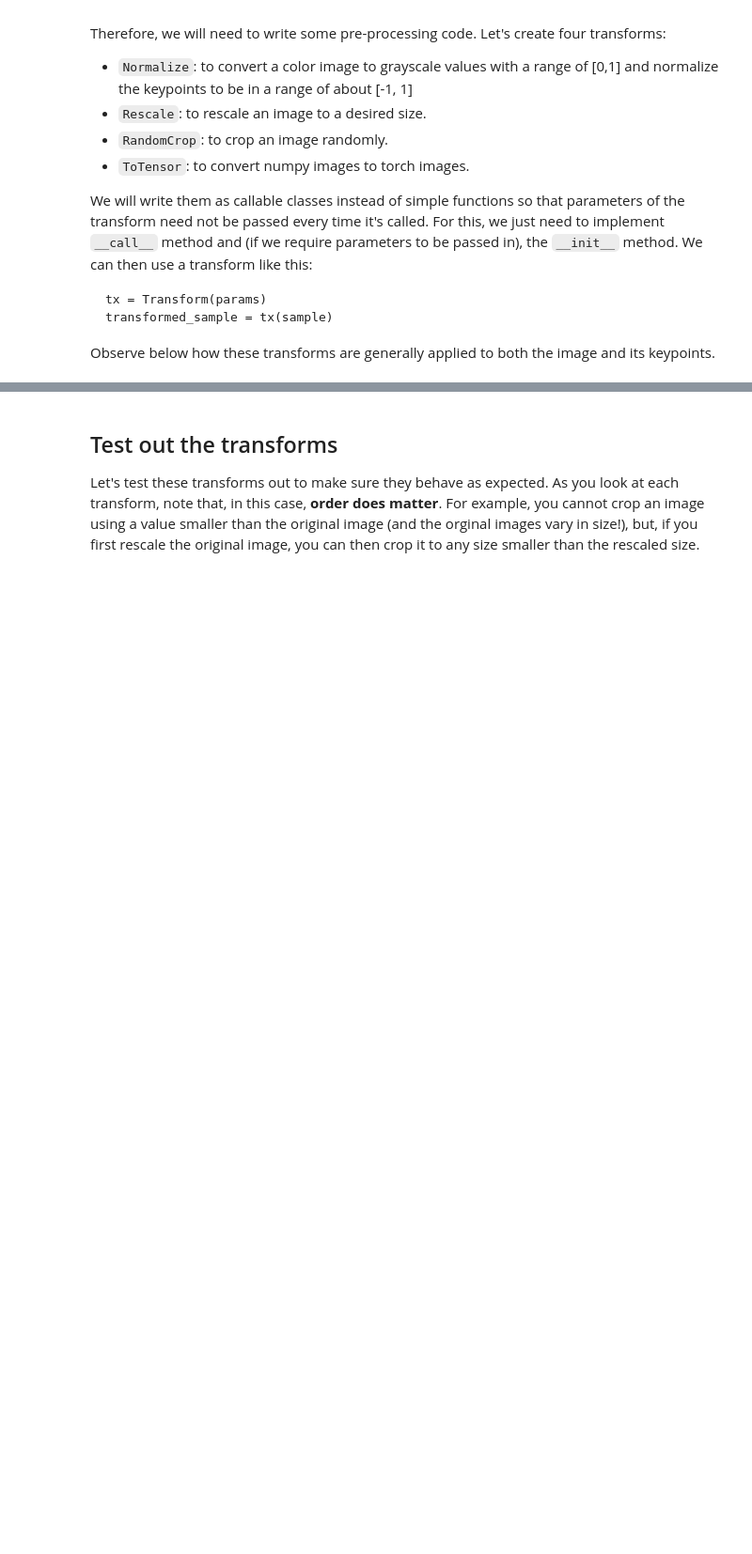
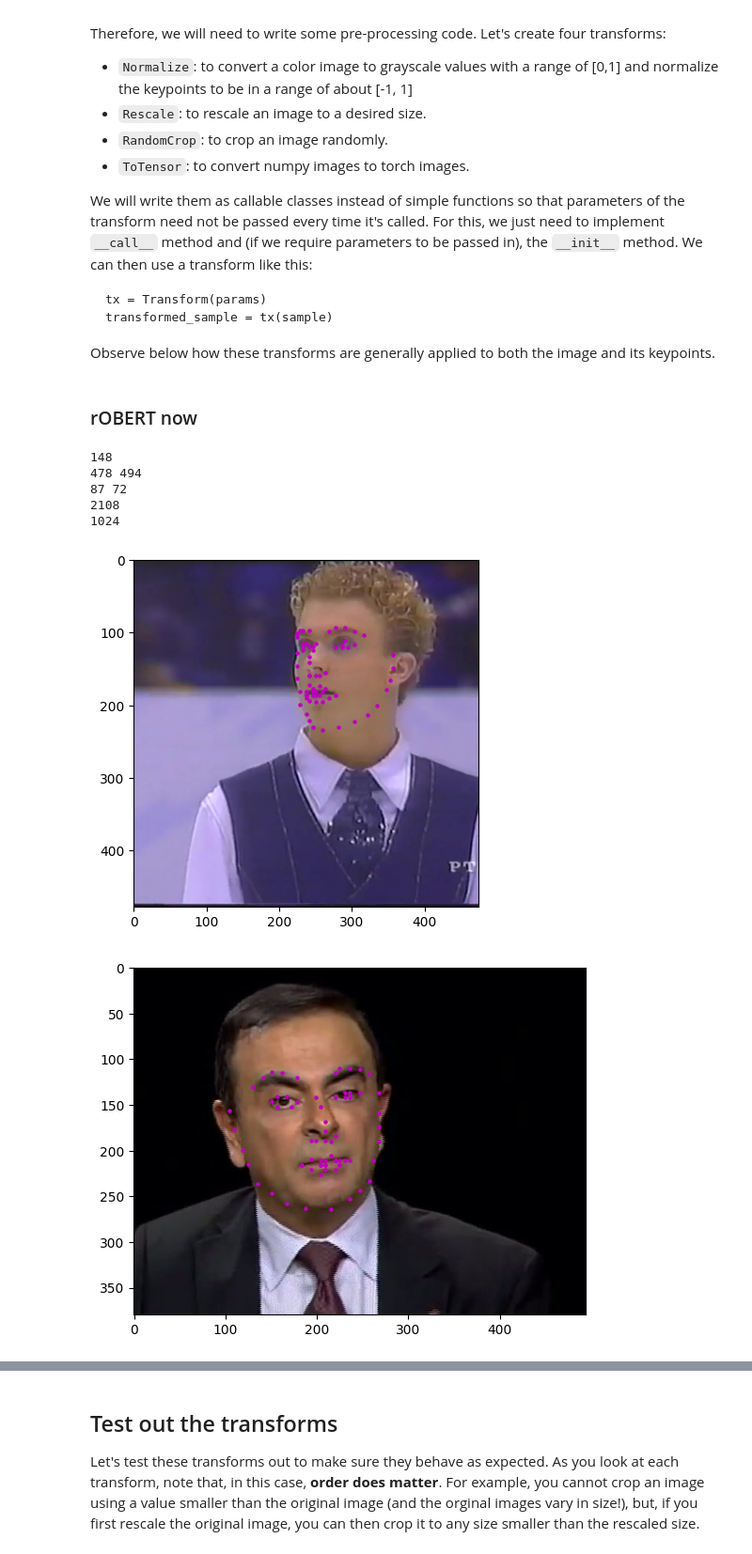
Before and after one commit to RobertIonut19/P1_Facial_Keypoints, a Jupyter notebook: 1. Load and Visualize Data.ipynb, the cells around one changed output, grey strips where cells are left out. Shown at 94% size. Saved outputs shown, nothing was run; the diff lists cells and outputs as text; code cells hidden in the pictures; blank space fills up the shorter version.

```diff
--- a/1. Load and Visualize Data.ipynb
+++ b/1. Load and Visualize Data.ipynb
@@ -278,3 +282,68 @@ We can then use a transform like this:
     transformed_sample = tx(sample)
 
 Observe below how these transforms are generally applied to both the image and its keypoints.
+# %% [markdown]
+### rOBERT now
+# %%
+#find smallest size of image
+
+print(face_dataset[21]['image'].shape[0])
+
+#also find largest 3 imgaes
+
+largest_x = 0
+largest_y = 0
+largest_id = 0
+largest_id2 = 0
+
+
+smallest_x = 500
+smallest_y = 500
+smallest_id = 0
+smallest_id2 = 0
+
+i = 0
+
+for i, sample in enumerate(face_dataset):
+    image = sample['image']
+
+    if image.shape[0] < smallest_x:
+        smallest_x = image.shape[0]
+        smallest_id = i
+    if image.shape[1] < smallest_y:
+        smallest_y = image.shape[1]
+        smallest_id2 = i
+    if image.shape[0] > largest_x:
+        largest_x = image.shape[0]
+        largest_id = i
+    if image.shape[1] > largest_y:
+        largest_y = image.shape[1]
+        largest_id2 = i
+
+print(largest_x, largest_y)
+print(smallest_x, smallest_y)
+print(largest_id)
+print(largest_id2)
+# %% [output]
+148
+478 494
+87 72
+2108
+1024
+# %%
+first_image = face_dataset.__getitem__(largest_id)
+second_image = face_dataset.__getitem__(largest_id2)
+third_image = face_dataset.__getitem__(smallest_id)
+fourth_image = face_dataset.__getitem__(smallest_id2)
+
+show_keypoints(first_image['image'], first_image['keypoints'])
+plt.show()
+show_keypoints(second_image['image'], second_image['keypoints'])
+plt.show()
+show_keypoints(third_image['image'], third_image['keypoints'])
+plt.show()
+show_keypoints(fourth_image['image'], fourth_image['keypoints'])
+plt.show()
+# %% [output]
+[figure, added]
+[figure, added]
```
Also changed, not shown: parts of 13 cells of this notebook, 3 other files.
